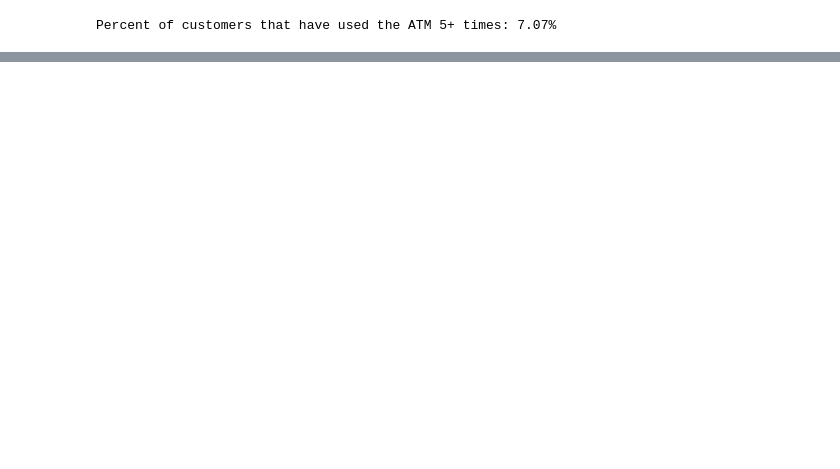
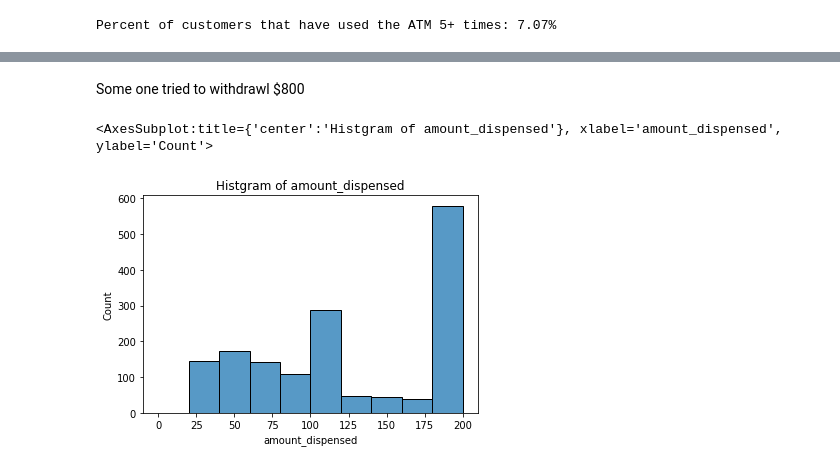
Before and after one commit to parkerburchett/Public-ATM, a Jupyter notebook: Analysis.ipynb, the cells around one changed output, grey strips where cells are left out. Cells and saved outputs as stored; diff of their text form; code cells hidden in the pictures; blank space fills up the shorter version.

```diff
--- a/Analysis.ipynb
+++ b/Analysis.ipynb
@@ -28,0 +129,8 @@ Percent of customers that have used the ATM 5+ times: 7.07%
+# %% [markdown]
+Some one tried to withdrawl $800
+# %%
+plt.title('Histgram of amount_dispensed')
+sns.histplot(transaction_df['amount_dispensed'], bins=[a for  a in range(0,220,20)])
+# %% [output]
+<AxesSubplot:title={'center':'Histgram of amount_dispensed'}, xlabel='amount_dispensed', ylabel='Count'>
+[figure, added]
```
Also changed, not shown: parts of 15 cells of this notebook, 3 other files.
